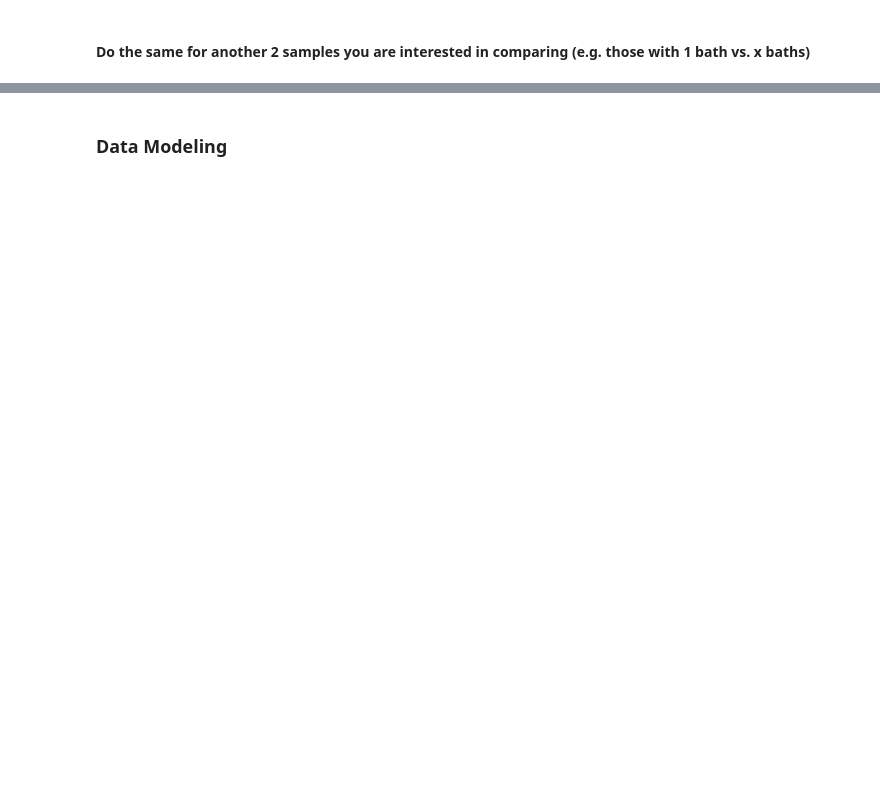
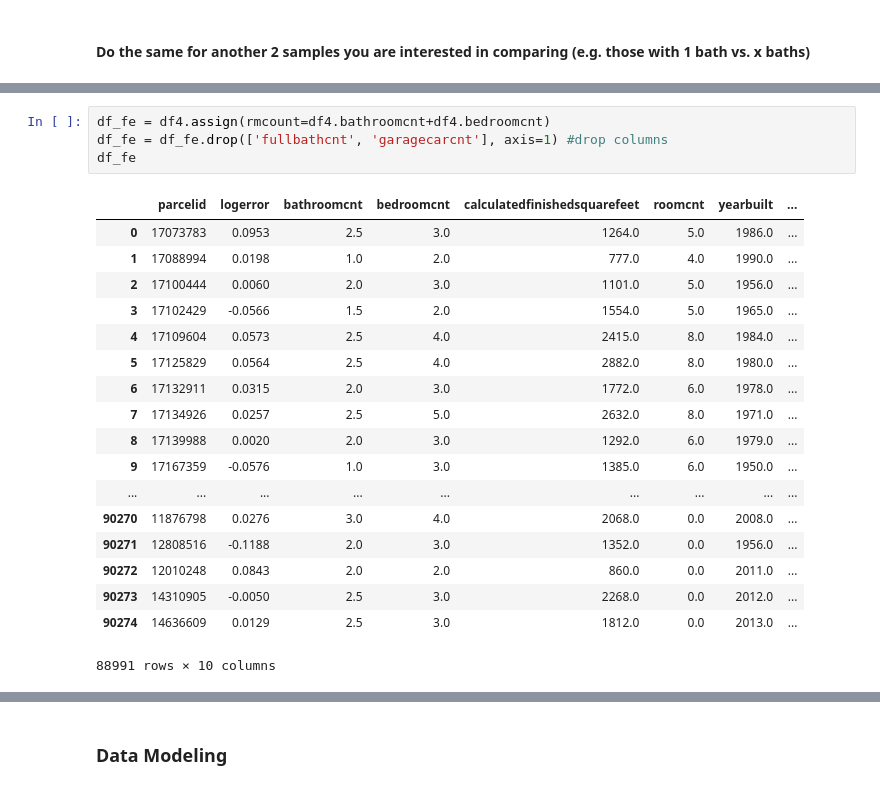
Before and after one commit to ksanmiguel10/codeup-ds-projects, a Jupyter notebook: Regression_Project_KatySalts.ipynb, the cells around one changed output, grey strips where cells are left out. Saved outputs shown, nothing was run; the diff lists cells and outputs as text; blank space fills up the shorter version.

```diff
--- a/Regression_Project_KatySalts.ipynb
+++ b/Regression_Project_KatySalts.ipynb
@@ -310,0 +425,23 @@ fit.summary()
+# %%
+df_fe = df4.assign(rmcount=df4.bathroomcnt+df4.bedroomcnt)
+df_fe = df_fe.drop(['fullbathcnt', 'garagecarcnt'], axis=1) #drop columns
+df_fe
+# %% [output]
+|  | parcelid | logerror | bathroomcnt | bedroomcnt | calculatedfinishedsquarefeet | roomcnt | yearbuilt | ... |
+| 0 | 17073783 | 0.0953 | 2.5 | 3.0 | 1264.0 | 5.0 | 1986.0 | ... |
+| 1 | 17088994 | 0.0198 | 1.0 | 2.0 | 777.0 | 4.0 | 1990.0 | ... |
+| 2 | 17100444 | 0.0060 | 2.0 | 3.0 | 1101.0 | 5.0 | 1956.0 | ... |
+| 3 | 17102429 | -0.0566 | 1.5 | 2.0 | 1554.0 | 5.0 | 1965.0 | ... |
+| 4 | 17109604 | 0.0573 | 2.5 | 4.0 | 2415.0 | 8.0 | 1984.0 | ... |
+| 5 | 17125829 | 0.0564 | 2.5 | 4.0 | 2882.0 | 8.0 | 1980.0 | ... |
+| 6 | 17132911 | 0.0315 | 2.0 | 3.0 | 1772.0 | 6.0 | 1978.0 | ... |
+| 7 | 17134926 | 0.0257 | 2.5 | 5.0 | 2632.0 | 8.0 | 1971.0 | ... |
+| 8 | 17139988 | 0.0020 | 2.0 | 3.0 | 1292.0 | 6.0 | 1979.0 | ... |
+| 9 | 17167359 | -0.0576 | 1.0 | 3.0 | 1385.0 | 6.0 | 1950.0 | ... |
+| ... | ... | ... | ... | ... | ... | ... | ... | ... |
+| 90270 | 11876798 | 0.0276 | 3.0 | 4.0 | 2068.0 | 0.0 | 2008.0 | ... |
+| 90271 | 12808516 | -0.1188 | 2.0 | 3.0 | 1352.0 | 0.0 | 1956.0 | ... |
+| 90272 | 12010248 | 0.0843 | 2.0 | 2.0 | 860.0 | 0.0 | 2011.0 | ... |
+| 90273 | 14310905 | -0.0050 | 2.5 | 3.0 | 2268.0 | 0.0 | 2012.0 | ... |
+| 90274 | 14636609 | 0.0129 | 2.5 | 3.0 | 1812.0 | 0.0 | 2013.0 | ... |
+88991 rows × 10 columns
```
Also changed, not shown: parts of 17 cells of this notebook.
